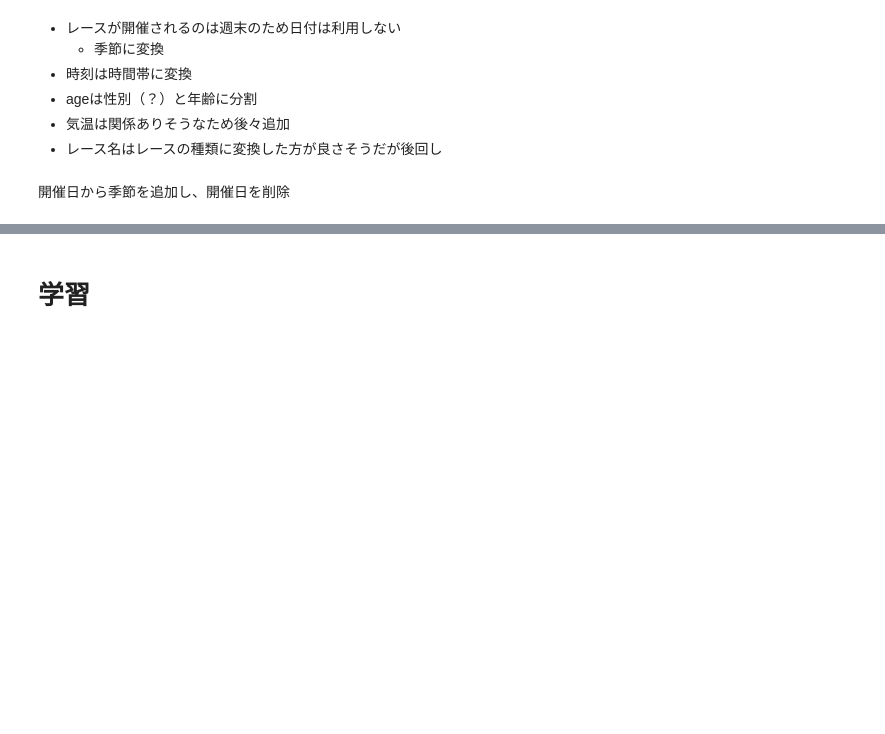
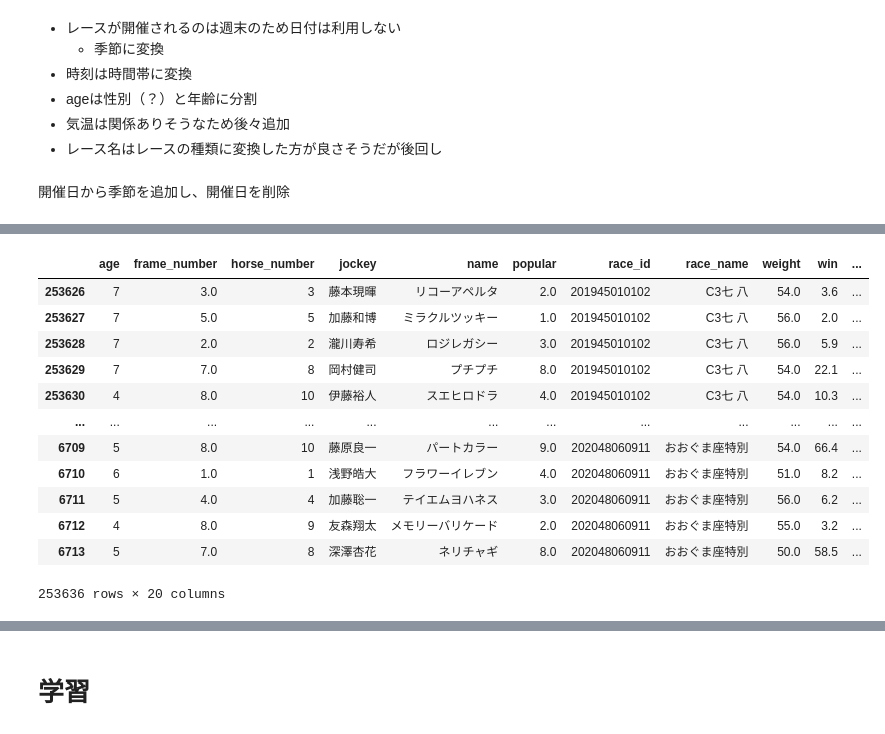
Before and after one commit to monda00/horse-race-notebook, a Jupyter notebook: predict_show_simple_model.ipynb, the cells around one changed output, grey strips where cells are left out. Drawn from its saved outputs; the diff is of its cells as text; code cells hidden in the pictures; blank space fills up the shorter version.

```diff
--- a/predict_show_simple_model.ipynb
+++ b/predict_show_simple_model.ipynb
@@ -64,0 +117,4 @@ train_df = train_df.drop('race_date', axis=1)
+# %%
+train_df['time_hour'] = time_hour
+# %%
+train_df = train_df.drop('start_time', axis=1)
@@ -64,0 +123,26 @@ train_df = train_df.drop('race_date', axis=1)
+# %%
+gen = []
+age = []
+for i in range(len(train_df)):
+  age_v = train_df.iloc[i]['age']
+  gen.append(re.search(r'(.*)(\d)', age_v).group(1))
+  age.append(re.search(r'(.*)(\d)', age_v).group(2))
+# %%
+train_df['age'] = age
+train_df['gen'] = gen
+# %%
+train_df
+# %% [output]
+|  | age | frame_number | horse_number | jockey | name | popular | race_id | race_name | weight | win | ... |
+| 253626 | 7 | 3.0 | 3 | 藤本現暉 | リコーアペルタ | 2.0 | 201945010102 | C3七 八 | 54.0 | 3.6 | ... |
+| 253627 | 7 | 5.0 | 5 | 加藤和博 | ミラクルツッキー | 1.0 | 201945010102 | C3七 八 | 56.0 | 2.0 | ... |
+| 253628 | 7 | 2.0 | 2 | 瀧川寿希 | ロジレガシー | 3.0 | 201945010102 | C3七 八 | 56.0 | 5.9 | ... |
+| 253629 | 7 | 7.0 | 8 | 岡村健司 | プチプチ | 8.0 | 201945010102 | C3七 八 | 54.0 | 22.1 | ... |
+| 253630 | 4 | 8.0 | 10 | 伊藤裕人 | スエヒロドラ | 4.0 | 201945010102 | C3七 八 | 54.0 | 10.3 | ... |
+| ... | ... | ... | ... | ... | ... | ... | ... | ... | ... | ... | ... |
+| 6709 | 5 | 8.0 | 10 | 藤原良一 | パートカラー | 9.0 | 202048060911 | おおぐま座特別 | 54.0 | 66.4 | ... |
+| 6710 | 6 | 1.0 | 1 | 浅野皓大 | フラワーイレブン | 4.0 | 202048060911 | おおぐま座特別 | 51.0 | 8.2 | ... |
+| 6711 | 5 | 4.0 | 4 | 加藤聡一 | テイエムヨハネス | 3.0 | 202048060911 | おおぐま座特別 | 56.0 | 6.2 | ... |
+| 6712 | 4 | 8.0 | 9 | 友森翔太 | メモリーバリケード | 2.0 | 202048060911 | おおぐま座特別 | 55.0 | 3.2 | ... |
+| 6713 | 5 | 7.0 | 8 | 深澤杏花 | ネリチャギ | 8.0 | 202048060911 | おおぐま座特別 | 50.0 | 58.5 | ... |
+253636 rows × 20 columns
```
Also changed, not shown: parts of 23 cells of this notebook.
